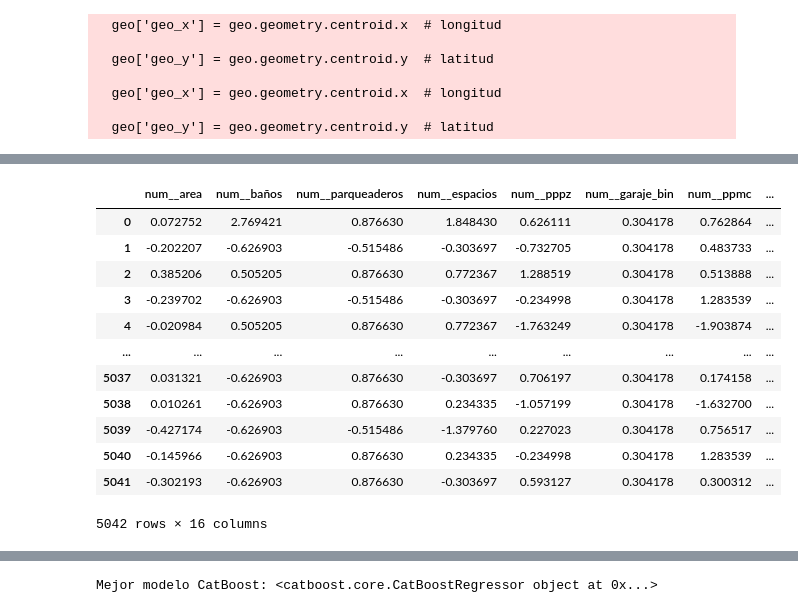
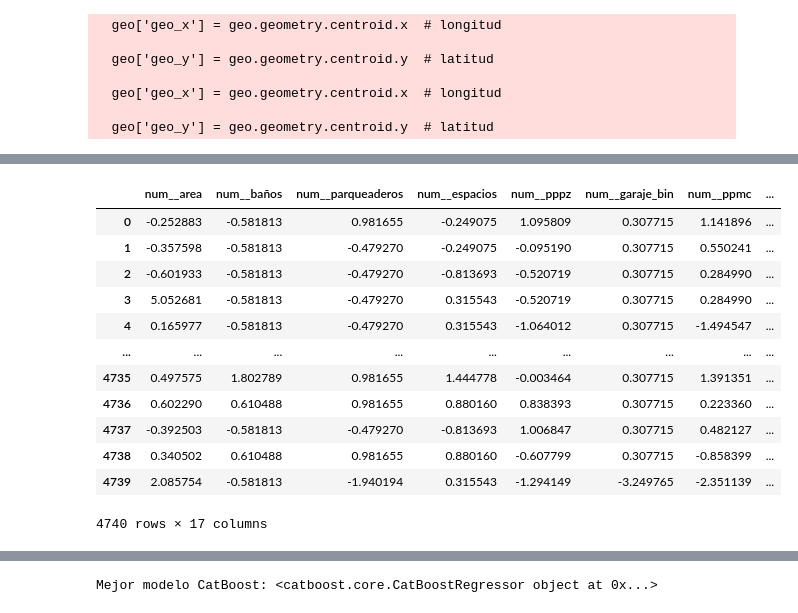
Before and after one commit to roman-correa/news, a Jupyter notebook: new_scraper.ipynb, the cells around one changed output, grey strips where cells are left out. Cells and saved outputs as stored; diff of their text form; code cells hidden in the pictures.

```diff
--- a/new_scraper.ipynb
+++ b/new_scraper.ipynb
@@ -394,7 +394,7 @@ def remove_outliers_iqr(df, columns):
 
 # Example usage
 arr_def_mede = remove_outliers_iqr(arr_def_mede, ['precio'])
-arr_def_mede = arr_def_mede[arr_def_mede['precio'] < 100000000]
+arr_def_mede = arr_def_mede[arr_def_mede['precio'] < 10000000]
 ven_def_mede = remove_outliers_iqr(ven_def_mede, ['precio'])
 arr_def_mede['nombre'] = arr_def_mede['nombre'].str.lower().apply(lambda x: unicodedata.normalize('NFKD', str(x)).encode('ASCII', 'ignore')
                 .decode('ASCII') if isinstance(x, str) else x)
@@ -434,7 +434,8 @@ arr_def_mede['new_index'] = arr_def_mede['ppmc']/( arr_def_mede['ppmc'].max())*1
 arr_def_mede['garaje_bin'] = arr_def_mede['parqueaderos'].apply(lambda x: 1 if x > 0 else 0)
 arr_def_mede['parq_area'] = arr_def_mede['parqueaderos'] / arr_def_mede['area']
 arr_def_mede['parq2'] = arr_def_mede['parqueaderos'] * arr_def_mede['parqueaderos']
-
+arr_def_mede['psa'] = arr_def_mede['parqueaderos'] / arr_def_mede['area']
+#arr_def_mede['ppp'] = arr_def_mede.groupby('nombre')['precio'].sum() / arr_def_mede.groupby('nombre')['parqueaderos'].sum()
 
 
 # Mean price per 'nombre' (neighbourhood). Use groupby + transform to assign the mean to each row.
@@ -446,6 +447,8 @@ ven_def_mede['new_index'] = ven_def_mede['ppmc']/( ven_def_mede['ppmc'].max())*1
 ven_def_mede['garaje_bin'] = ven_def_mede['parqueaderos'].apply(lambda x: 1 if x > 0 else 0)
 ven_def_mede['parq_area'] = ven_def_mede['parqueaderos'] / ven_def_mede['area']
 ven_def_mede['parq2'] = ven_def_mede['parqueaderos'] * ven_def_mede['parqueaderos']
+ven_def_mede['psa'] = ven_def_mede['parqueaderos'] / ven_def_mede['area']
+#ven_def_mede['ppp'] = ven_def_mede.groupby('nombre')['precio'].sum() / ven_def_mede.groupby('nombre')['parqueaderos'].sum()
 
 arr_def_mede
 # %% [output]
@@ -535,7 +541,7 @@ categorical_pipeline = Pipeline([
 
 
 # listas de atributos
-num_attribs = ['area', 'baños', 'parqueaderos', 'espacios', 'pppz', 'garaje_bin', 'ppmc', 'axe', 'habitaciones', 'axh', 'axa','new_index', 'parq_area', 'parq2']
+num_attribs = ['area', 'baños', 'parqueaderos', 'espacios', 'pppz', 'garaje_bin', 'ppmc', 'axe', 'habitaciones', 'axh', 'axa','new_index', 'parq_area', 'parq2','psa']
 cat_attribs = ['tipo']
 
 # Construir ColumnTransformer correctamente: usar 'passthrough' para columnas que no requieren transformación
@@ -548,45 +554,65 @@ arr_def_mede.to_csv('arr_mede_final.csv', index=False)
 ven_def_mede.to_csv('ven_mede_final.csv', index=False)
 # %%
 dfa = arr_def_mede.copy()
-train_data = dfa[num_attribs + cat_attribs]
-train_target = dfa['precio']
-train_target = np.log(train_target)
-data_train, data_test, target_train, target_test = train_test_split(
-    train_data, train_target, test_size=0.2, random_state=1954
+dfb = ven_def_mede.copy()
+train_data_arr = dfa[num_attribs + cat_attribs]
+train_data_ven = dfb[num_attribs + cat_attribs]
+
+train_target_arr = dfa['precio']
+train_target_ven = dfb['precio']
+train_target_arr = np.log(train_target_arr + 1)  # Aplicar log(1 + x) para evitar log(0)
+train_target_ven = np.log(train_target_ven + 1)  # Aplicar log(1 + x) para evitar log(0)
+data_train_arr, data_test_arr, target_train_arr, target_test_arr = train_test_split(
+    train_data_arr, train_target_arr, test_size=0.2, random_state=1954
 )
-
-datos_train_arr = preprocessor.fit_transform(data_train)
-datos_test_arr = preprocessor.transform(data_test)
+data_train_ven, data_test_ven, target_train_ven, target_test_ven = train_test_split(
+    train_data_ven, train_target_ven, test_size=0.2, random_state=1954
+)
+datos_train_arr = preprocessor.fit_transform(data_train_arr)
+datos_test_arr = preprocessor.transform(data_test_arr)
+datos_train_ven = preprocessor.fit_transform(data_train_ven)
+datos_test_ven = preprocessor.transform(data_test_ven)
 
 # If the transformer returned a sparse matrix, convert to dense array before building the DataFrame.
 if hasattr(datos_train_arr, "toarray"):
     datos_train_arr_dense = datos_train_arr.toarray()
 else:
     datos_train_arr_dense = datos_train_arr
 if hasattr(datos_test_arr, "toarray"):
     datos_test_arr_dense = datos_test_arr.toarray()
 else:
     datos_test_arr_dense = datos_test_arr
+
+if hasattr(datos_train_ven, "toarray"):
+    datos_train_ven_dense = datos_train_ven.toarray()
+else:
+    datos_train_ven_dense = datos_train_ven
+if hasattr(datos_test_ven, "toarray"):
+    datos_test_ven_dense = datos_test_ven.toarray()
+else:
+    datos_test_ven_dense = datos_test_ven
+
 feature_names = preprocessor.get_feature_names_out()
-dfa_trans = pd.DataFrame(datos_train_arr_dense, columns=feature_names)
-dfb_trans = pd.DataFrame(datos_test_arr_dense, columns=feature_names)
-
+dfa_trans_data = pd.DataFrame(datos_train_arr_dense, columns=feature_names)
+dfa_trans_target = pd.DataFrame(datos_test_arr_dense, columns=feature_names)
+dfb_trans_data = pd.DataFrame(datos_train_ven_dense, columns=feature_names)
+dfb_trans_target = pd.DataFrame(datos_test_ven_dense, columns=feature_names)
 list_barrios = arr_def_mede['nombre'].unique().tolist()
-dfa_trans
+dfa_trans_data
 # %% [output]
 |  | num__area | num__baños | num__parqueaderos | num__espacios | num__pppz | num__garaje_bin | num__ppmc | ... |
-| 0 | 0.072752 | 2.769421 | 0.876630 | 1.848430 | 0.626111 | 0.304178 | 0.762864 | ... |
-| 1 | -0.202207 | -0.626903 | -0.515486 | -0.303697 | -0.732705 | 0.304178 | 0.483733 | ... |
-| 2 | 0.385206 | 0.505205 | 0.876630 | 0.772367 | 1.288519 | 0.304178 | 0.513888 | ... |
-| 3 | -0.239702 | -0.626903 | -0.515486 | -0.303697 | -0.234998 | 0.304178 | 1.283539 | ... |
-| 4 | -0.020984 | 0.505205 | 0.876630 | 0.772367 | -1.763249 | 0.304178 | -1.903874 | ... |
+| 0 | -0.252883 | -0.581813 | 0.981655 | -0.249075 | 1.095809 | 0.307715 | 1.141896 | ... |
+| 1 | -0.357598 | -0.581813 | -0.479270 | -0.249075 | -0.095190 | 0.307715 | 0.550241 | ... |
+| 2 | -0.601933 | -0.581813 | -0.479270 | -0.813693 | -0.520719 | 0.307715 | 0.284990 | ... |
+| 3 | 5.052681 | -0.581813 | -0.479270 | 0.315543 | -0.520719 | 0.307715 | 0.284990 | ... |
+| 4 | 0.165977 | -0.581813 | -0.479270 | 0.315543 | -1.064012 | 0.307715 | -1.494547 | ... |
 | ... | ... | ... | ... | ... | ... | ... | ... | ... |
-| 5037 | 0.031321 | -0.626903 | 0.876630 | -0.303697 | 0.706197 | 0.304178 | 0.174158 | ... |
-| 5038 | 0.010261 | -0.626903 | 0.876630 | 0.234335 | -1.057199 | 0.304178 | -1.632700 | ... |
-| 5039 | -0.427174 | -0.626903 | -0.515486 | -1.379760 | 0.227023 | 0.304178 | 0.756517 | ... |
-| 5040 | -0.145966 | -0.626903 | 0.876630 | 0.234335 | -0.234998 | 0.304178 | 1.283539 | ... |
-| 5041 | -0.302193 | -0.626903 | 0.876630 | -0.303697 | 0.593127 | 0.304178 | 0.300312 | ... |
+| 4735 | 0.497575 | 1.802789 | 0.981655 | 1.444778 | -0.003464 | 0.307715 | 1.391351 | ... |
+| 4736 | 0.602290 | 0.610488 | 0.981655 | 0.880160 | 0.838393 | 0.307715 | 0.223360 | ... |
+| 4737 | -0.392503 | -0.581813 | -0.479270 | -0.813693 | 1.006847 | 0.307715 | 0.482127 | ... |
+| 4738 | 0.340502 | 0.610488 | 0.981655 | 0.880160 | -0.607799 | 0.307715 | -0.858399 | ... |
+| 4739 | 2.085754 | -0.581813 | -1.940194 | 0.315543 | -1.294149 | -3.249765 | -2.351139 | ... |
-5042 rows × 16 columns
+4740 rows × 17 columns
 # %%
 from sklearn.model_selection import cross_val_score
 from sklearn.linear_model import LinearRegression
```
Also changed, not shown: parts of 22 cells of this notebook, 14 other files.
